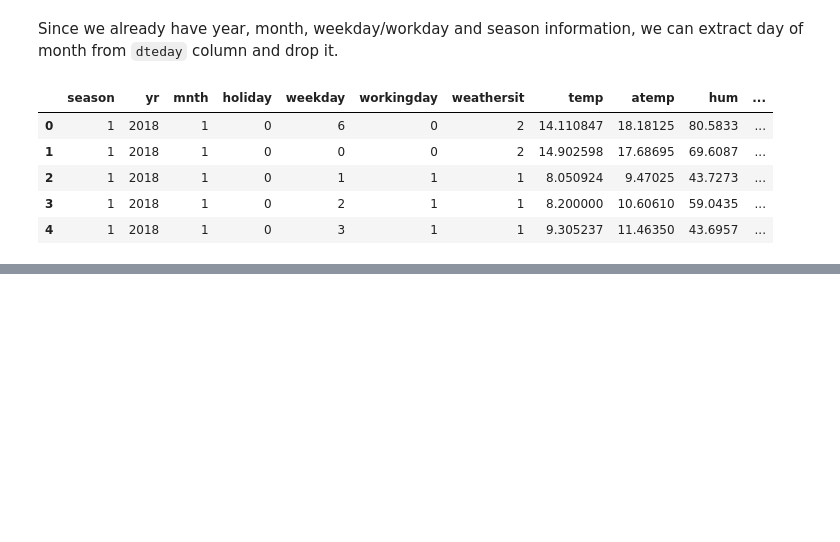
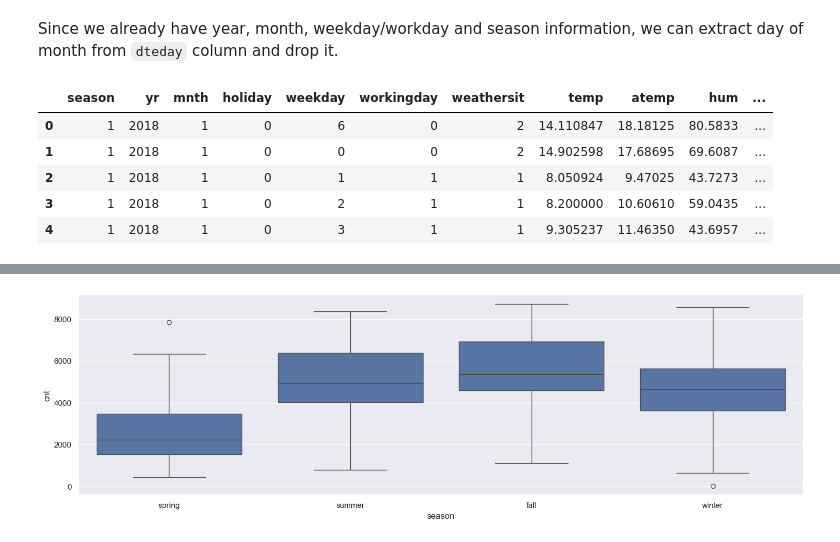
Before and after one commit to somrikbanerjee/ml_bike_sharing, a Jupyter notebook: bike_sharing_analysis.ipynb, the cells around one changed output, grey strips where cells are left out. Cells and saved outputs as stored; diff of their text form; code cells hidden in the pictures; blank space fills up the shorter version.

```diff
--- a/bike_sharing_analysis.ipynb
+++ b/bike_sharing_analysis.ipynb
@@ -106,0 +160,5 @@ data.head()
+# %%
+data[['season']] = data[['season']].apply(lambda x: x.map({1: 'spring', 2: 'summer', 3: 'fall', 4: 'winter'}))
+sns.boxplot(data = data, x = 'season', y = 'cnt');
+# %% [output]
+[figure, added]
```
Also changed, not shown: parts of 42 cells of this notebook.
